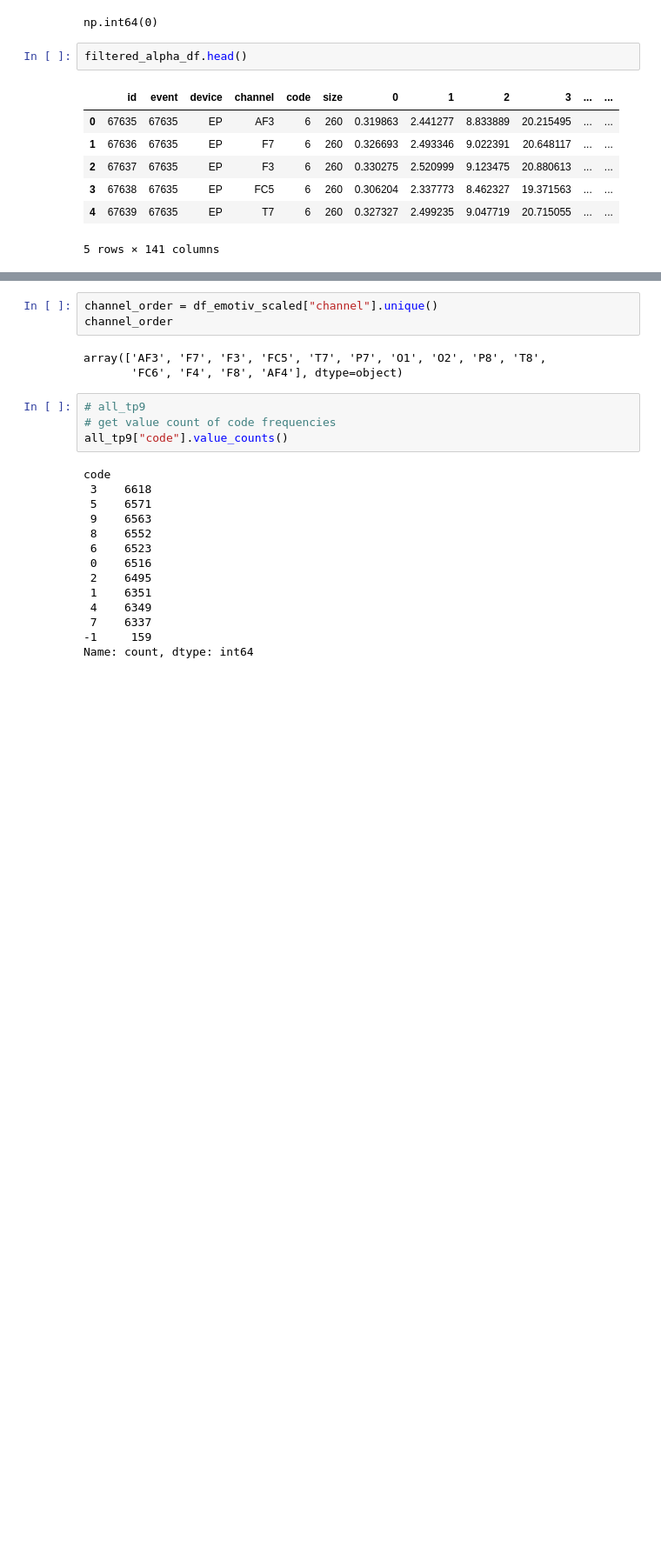
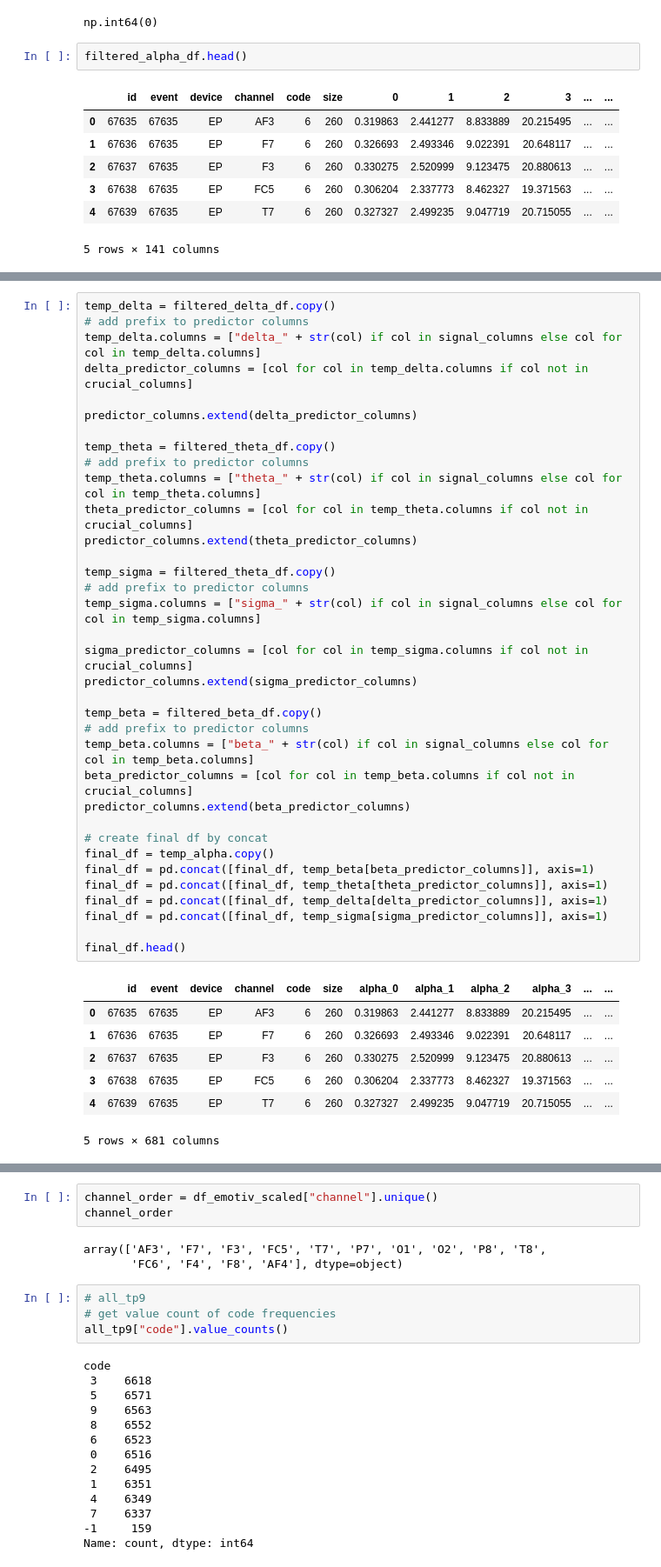
Before and after one commit to hunkim98/brain_interface, a Jupyter notebook: binary_emotiv.ipynb, the cells around one changed output, grey strips where cells are left out. Shown at 87% size. Drawn from its saved outputs; the diff is of its cells as text; blank space fills up the shorter version.

```diff
--- a/binary_emotiv.ipynb
+++ b/binary_emotiv.ipynb
@@ -524,3 +459,46 @@ final_df.head()
+# %%
+temp_delta = filtered_delta_df.copy()
+# add prefix to predictor columns
+temp_delta.columns = ["delta_" + str(col) if col in signal_columns else col for col in temp_delta.columns]
+delta_predictor_columns = [col for col in temp_delta.columns if col not in crucial_columns]
+
+predictor_columns.extend(delta_predictor_columns)
+
+temp_theta = filtered_theta_df.copy()
+# add prefix to predictor columns
+temp_theta.columns = ["theta_" + str(col) if col in signal_columns else col for col in temp_theta.columns]
+theta_predictor_columns = [col for col in temp_theta.columns if col not in crucial_columns]
+predictor_columns.extend(theta_predictor_columns)
+
+temp_sigma = filtered_theta_df.copy()
+# add prefix to predictor columns
+temp_sigma.columns = ["sigma_" + str(col) if col in signal_columns else col for col in temp_sigma.columns]
+
+sigma_predictor_columns = [col for col in temp_sigma.columns if col not in crucial_columns]
+predictor_columns.extend(sigma_predictor_columns)
+
+temp_beta = filtered_beta_df.copy()
+# add prefix to predictor columns
+temp_beta.columns = ["beta_" + str(col) if col in signal_columns else col for col in temp_beta.columns]
+beta_predictor_columns = [col for col in temp_beta.columns if col not in crucial_columns]
+predictor_columns.extend(beta_predictor_columns)
+
+# create final df by concat
+final_df = temp_alpha.copy()
+final_df = pd.concat([final_df, temp_beta[beta_predictor_columns]], axis=1)
+final_df = pd.concat([final_df, temp_theta[theta_predictor_columns]], axis=1)
+final_df = pd.concat([final_df, temp_delta[delta_predictor_columns]], axis=1)
+final_df = pd.concat([final_df, temp_sigma[sigma_predictor_columns]], axis=1)
+
+final_df.head()
+# %% [output]
+|  | id | event | device | channel | code | size | alpha_0 | alpha_1 | alpha_2 | alpha_3 | ... | ... |
+| 0 | 67635 | 67635 | EP | AF3 | 6 | 260 | 0.319863 | 2.441277 | 8.833889 | 20.215495 | ... | ... |
+| 1 | 67636 | 67635 | EP | F7 | 6 | 260 | 0.326693 | 2.493346 | 9.022391 | 20.648117 | ... | ... |
+| 2 | 67637 | 67635 | EP | F3 | 6 | 260 | 0.330275 | 2.520999 | 9.123475 | 20.880613 | ... | ... |
+| 3 | 67638 | 67635 | EP | FC5 | 6 | 260 | 0.306204 | 2.337773 | 8.462327 | 19.371563 | ... | ... |
+| 4 | 67639 | 67635 | EP | T7 | 6 | 260 | 0.327327 | 2.499235 | 9.047719 | 20.715055 | ... | ... |
+5 rows × 681 columns
 # %%
 predictor_columns
 # %% [output]
```
Also changed, not shown: parts of 28 cells of this notebook, 2 other files.
